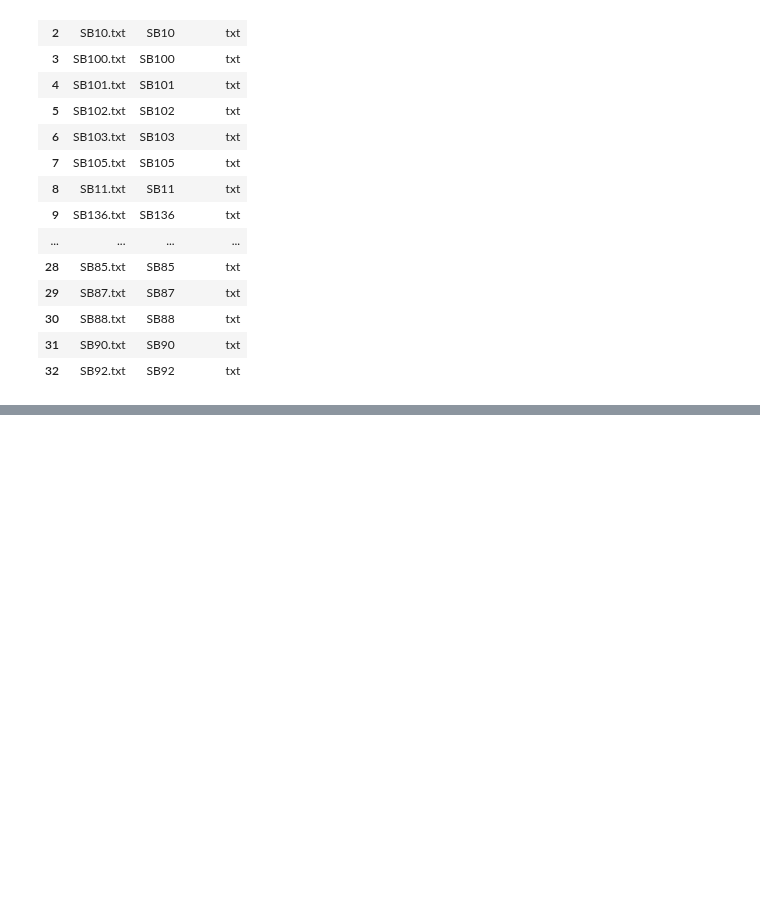
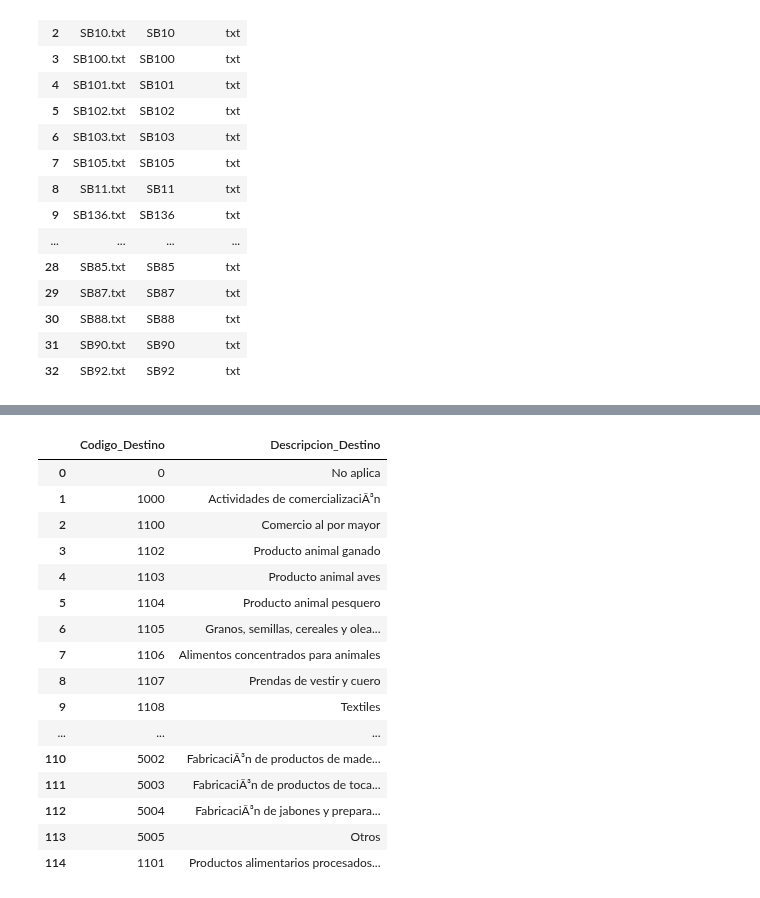
Before and after one commit to BAXTOR95/at-lrr, a Jupyter notebook: backend/app/jupyter_notebooks/Test.ipynb, the cells around one changed output, grey strips where cells are left out. Drawn from its saved outputs; the diff is of its cells as text; code cells hidden in the pictures; blank space fills up the shorter version.

```diff
--- a/backend/app/jupyter_notebooks/Test.ipynb
+++ b/backend/app/jupyter_notebooks/Test.ipynb
@@ -32,0 +93,25 @@ sb_files
+# %%
+sb83 = pd.read_csv(join(sb_config_path, 'sb83.txt'),
+                             sep='~',
+                             low_memory=False,
+                             encoding='latin',)
+# %%
+sb83
+# %% [output]
+|  | Codigo_Destino | Descripcion_Destino |
+| 0 | 0 | No aplica |
+| 1 | 1000 | Actividades de comercializaciÃ³n |
+| 2 | 1100 | Comercio al por mayor |
+| 3 | 1102 | Producto animal ganado |
+| 4 | 1103 | Producto animal aves |
+| 5 | 1104 | Producto animal pesquero |
+| 6 | 1105 | Granos, semillas, cereales y olea... |
+| 7 | 1106 | Alimentos concentrados para animales |
+| 8 | 1107 | Prendas de vestir y cuero |
+| 9 | 1108 | Textiles |
+| ... | ... | ... |
+| 110 | 5002 | FabricaciÃ³n de productos de made... |
+| 111 | 5003 | FabricaciÃ³n de productos de toca... |
+| 112 | 5004 | FabricaciÃ³n de jabones y prepara... |
+| 113 | 5005 | Otros |
+| 114 | 1101 | Productos alimentarios procesados... |
```
Also changed, not shown: parts of 13 cells of this notebook, 10 other files.
